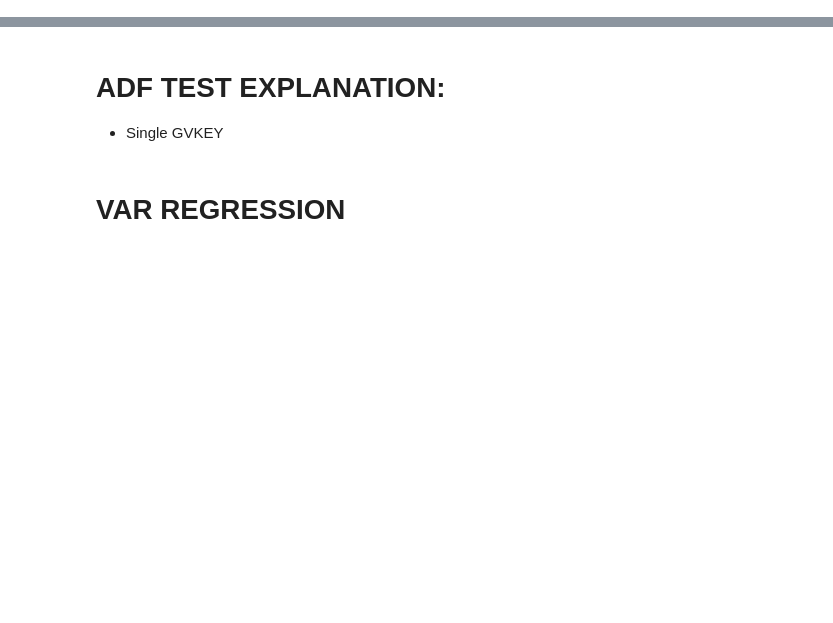
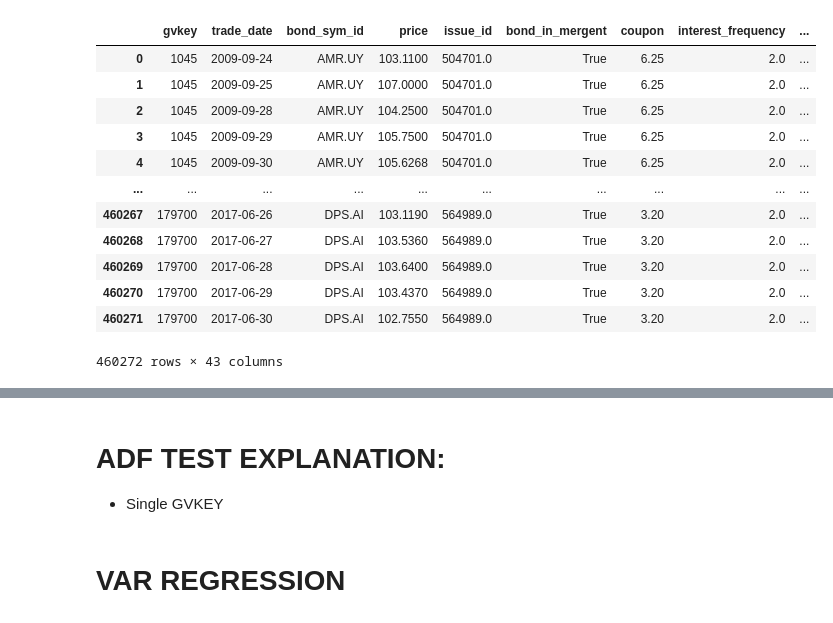
Before and after one commit to Jspano95/Jspano_MScQFin_Thesis, a Jupyter notebook: Regressions - Mathematical Primer & Explanations.ipynb, the cells around one changed output, grey strips where cells are left out. Drawn from its saved outputs; the diff is of its cells as text; code cells hidden in the pictures; blank space fills up the shorter version.

```diff
--- a/Regressions - Mathematical Primer & Explanations.ipynb
+++ b/Regressions - Mathematical Primer & Explanations.ipynb
@@ -46,3 +46,6 @@ from arch.utility.exceptions import (
     InvalidLengthWarning,
     invalid_length_doc)
 warnings.filterwarnings("once", category = ValueWarning)
+# %%
+#sorted_alldata_df_final = pd.read_pickle("./sorted_alldata_df_final.pkl")
+sorted_alldata_df_final = pd.read_pickle(r"C:\Users\JasonSpano\OneDrive\Uva Msc 19-20 Subjects\Research Assistant Docs\CDS_project_-_first_set_of_tasks\Part 2_jan20./sorted_alldata_df_final.pkl")
@@ -48,0 +55,16 @@ warnings.filterwarnings("once", category = ValueWarning)
+# %%
+sorted_alldata_df_final
+# %% [output]
+|  | gvkey | trade_date | bond_sym_id | price | issue_id | bond_in_mergent | coupon | interest_frequency | ... |
+| 0 | 1045 | 2009-09-24 | AMR.UY | 103.1100 | 504701.0 | True | 6.25 | 2.0 | ... |
+| 1 | 1045 | 2009-09-25 | AMR.UY | 107.0000 | 504701.0 | True | 6.25 | 2.0 | ... |
+| 2 | 1045 | 2009-09-28 | AMR.UY | 104.2500 | 504701.0 | True | 6.25 | 2.0 | ... |
+| 3 | 1045 | 2009-09-29 | AMR.UY | 105.7500 | 504701.0 | True | 6.25 | 2.0 | ... |
+| 4 | 1045 | 2009-09-30 | AMR.UY | 105.6268 | 504701.0 | True | 6.25 | 2.0 | ... |
+| ... | ... | ... | ... | ... | ... | ... | ... | ... | ... |
+| 460267 | 179700 | 2017-06-26 | DPS.AI | 103.1190 | 564989.0 | True | 3.20 | 2.0 | ... |
+| 460268 | 179700 | 2017-06-27 | DPS.AI | 103.5360 | 564989.0 | True | 3.20 | 2.0 | ... |
+| 460269 | 179700 | 2017-06-28 | DPS.AI | 103.6400 | 564989.0 | True | 3.20 | 2.0 | ... |
+| 460270 | 179700 | 2017-06-29 | DPS.AI | 103.4370 | 564989.0 | True | 3.20 | 2.0 | ... |
+| 460271 | 179700 | 2017-06-30 | DPS.AI | 102.7550 | 564989.0 | True | 3.20 | 2.0 | ... |
+460272 rows × 43 columns
```
Also changed, not shown: parts of 5 cells of this notebook.
